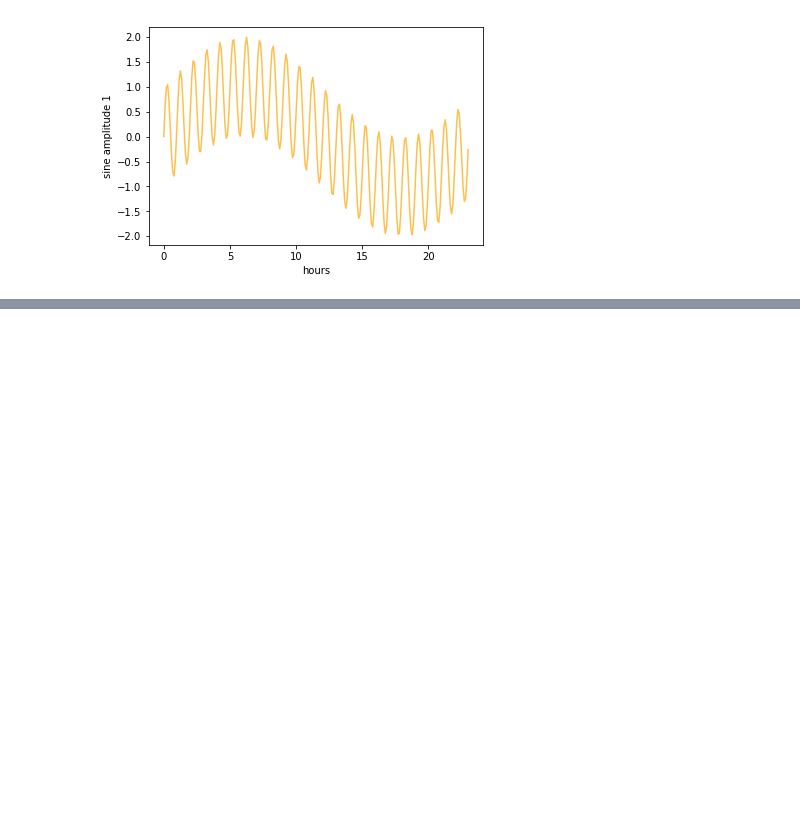
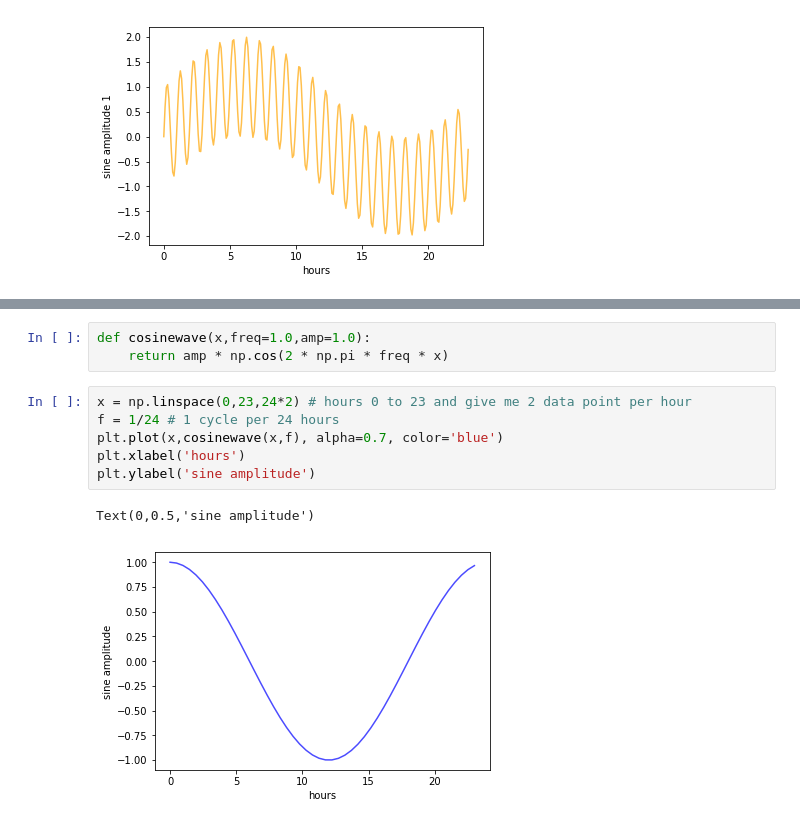
Before and after one commit to beifengno01/mlbook-code, a Jupyter notebook: timeseries/fourier.ipynb, the cells around one changed output, grey strips where cells are left out. Saved outputs shown, nothing was run; the diff lists cells and outputs as text; blank space fills up the shorter version.

```diff
--- a/timeseries/fourier.ipynb
+++ b/timeseries/fourier.ipynb
@@ -123,0 +143,12 @@ We can see that there is an overall trend during the day and then lots of bounci
+# %%
+def cosinewave(x,freq=1.0,amp=1.0):
+    return amp * np.cos(2 * np.pi * freq * x)
+# %%
+x = np.linspace(0,23,24*2) # hours 0 to 23 and give me 2 data point per hour
+f = 1/24 # 1 cycle per 24 hours
+plt.plot(x,cosinewave(x,f), alpha=0.7, color='blue')
+plt.xlabel('hours')
+plt.ylabel('sine amplitude')
+# %% [output]
+Text(0,0.5,'sine amplitude')
+[figure, added]
```
Also changed, not shown: parts of 5 cells of this notebook.
